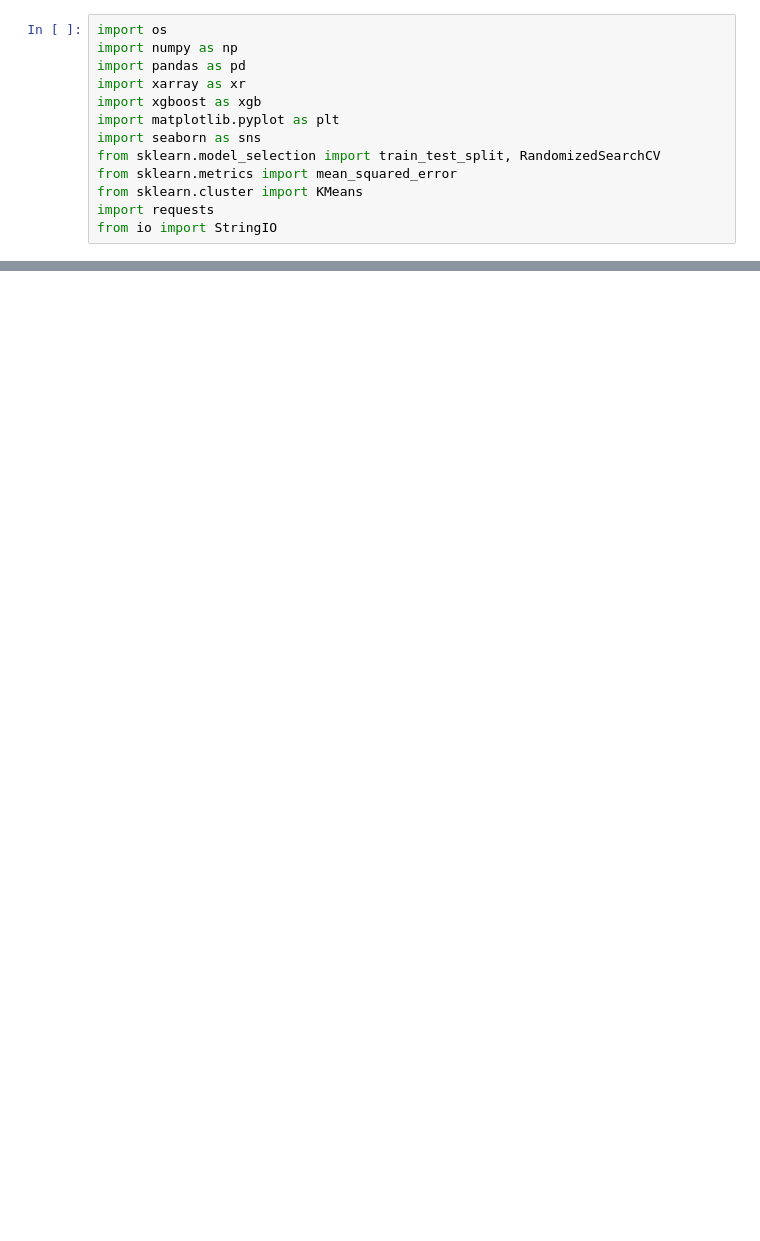
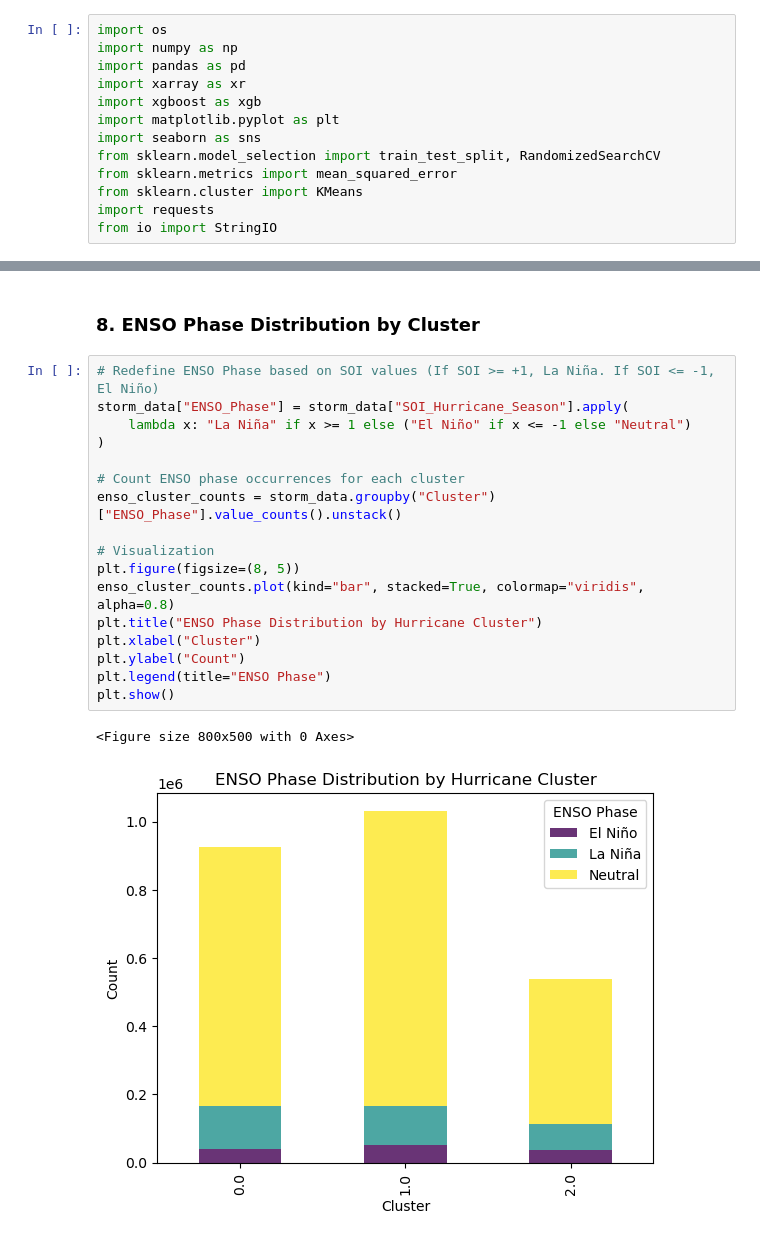
Before and after one commit to 30815Kelvin/Machine-Learning-G2, a Jupyter notebook: Project 1/Group2.ipynb, the cells around one changed output, grey strips where cells are left out. Saved outputs shown, nothing was run; the diff lists cells and outputs as text; blank space fills up the shorter version.

```diff
--- a/Project 1/Group2.ipynb
+++ b/Project 1/Group2.ipynb
@@ -222,0 +333,22 @@ XGBRegressor(base_score=None, booster=None, callbacks=None,
+# %% [markdown]
+### 8. ENSO Phase Distribution by Cluster
+# %%
+# Redefine ENSO Phase based on SOI values (If SOI >= +1, La Niña. If SOI <= -1, El Niño)
+storm_data["ENSO_Phase"] = storm_data["SOI_Hurricane_Season"].apply(
+    lambda x: "La Niña" if x >= 1 else ("El Niño" if x <= -1 else "Neutral")
+)
+
+# Count ENSO phase occurrences for each cluster
+enso_cluster_counts = storm_data.groupby("Cluster")["ENSO_Phase"].value_counts().unstack()
+
+# Visualization
+plt.figure(figsize=(8, 5))
+enso_cluster_counts.plot(kind="bar", stacked=True, colormap="viridis", alpha=0.8)
+plt.title("ENSO Phase Distribution by Hurricane Cluster")
+plt.xlabel("Cluster")
+plt.ylabel("Count")
+plt.legend(title="ENSO Phase")
+plt.show()
+# %% [output]
+<Figure size 800x500 with 0 Axes>
+[figure, added]
```
Also changed, not shown: parts of 58 cells of this notebook.
